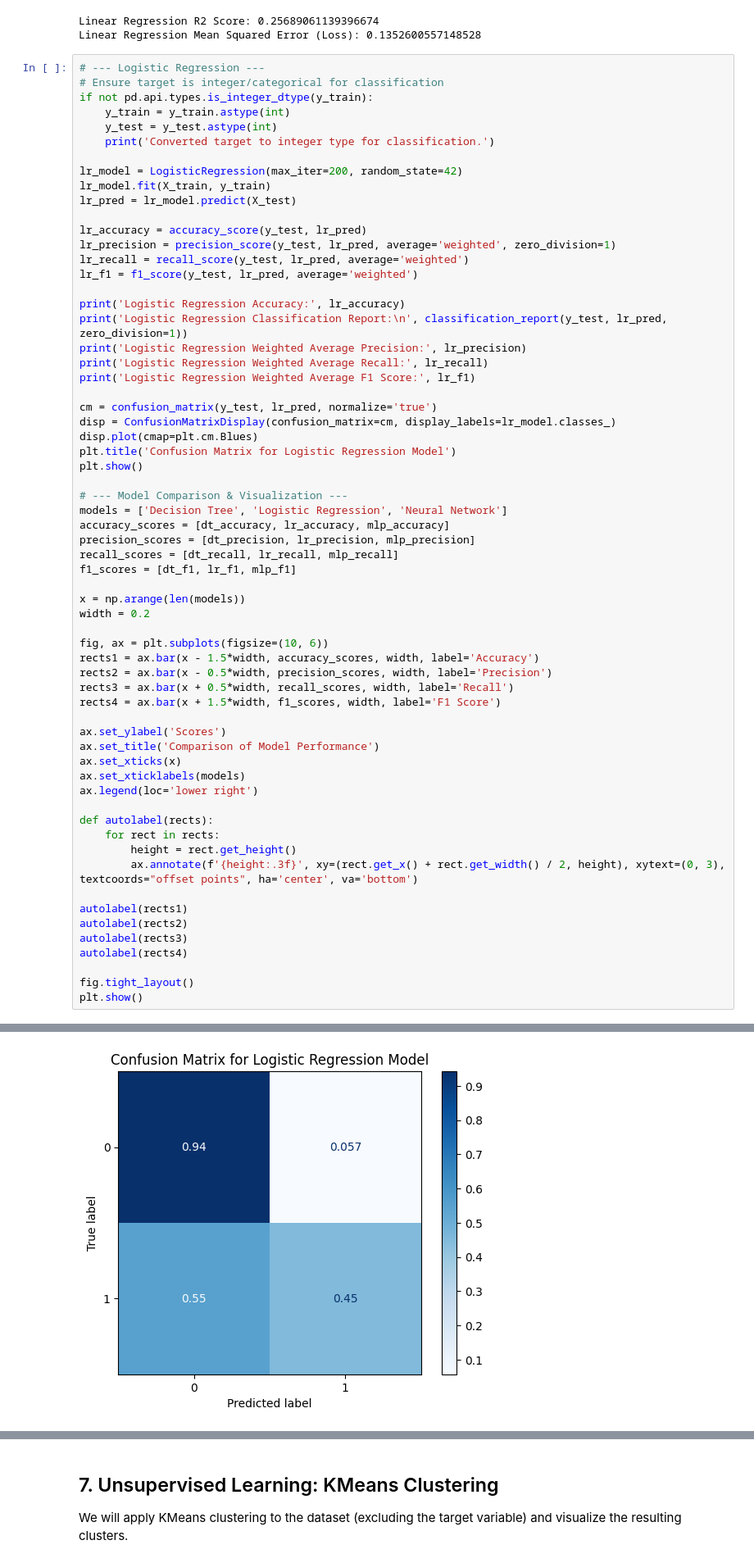
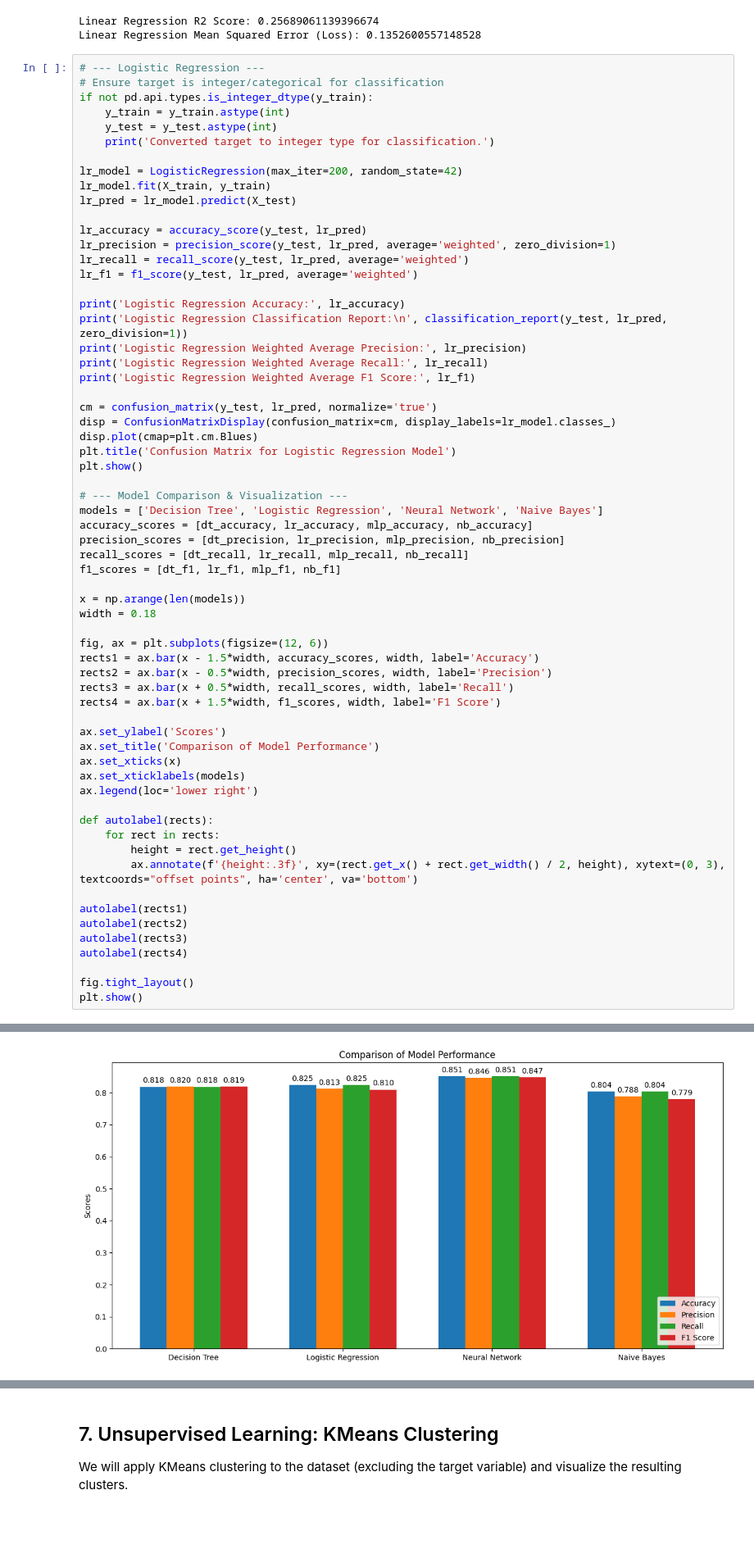
Before and after one commit to uzicodes/Adult_Income_ML_Predictor, a Jupyter notebook: adult_income.ipynb, the cells around one changed output, grey strips where cells are left out. Shown at 82% size. Saved outputs shown, nothing was run; the diff lists cells and outputs as text; blank space fills up the shorter version.

Commit message:
added naive bayes

```diff
--- a/adult_income.ipynb
+++ b/adult_income.ipynb
@@ -425,16 +425,16 @@ plt.title('Confusion Matrix for Logistic Regression Model')
 plt.show()
 
 # --- Model Comparison & Visualization ---
-models = ['Decision Tree', 'Logistic Regression', 'Neural Network']
-accuracy_scores = [dt_accuracy, lr_accuracy, mlp_accuracy]
-precision_scores = [dt_precision, lr_precision, mlp_precision]
-recall_scores = [dt_recall, lr_recall, mlp_recall]
-f1_scores = [dt_f1, lr_f1, mlp_f1]
+models = ['Decision Tree', 'Logistic Regression', 'Neural Network', 'Naive Bayes']
+accuracy_scores = [dt_accuracy, lr_accuracy, mlp_accuracy, nb_accuracy]
+precision_scores = [dt_precision, lr_precision, mlp_precision, nb_precision]
+recall_scores = [dt_recall, lr_recall, mlp_recall, nb_recall]
+f1_scores = [dt_f1, lr_f1, mlp_f1, nb_f1]
 
 x = np.arange(len(models))
-width = 0.2
+width = 0.18
 
-fig, ax = plt.subplots(figsize=(10, 6))
+fig, ax = plt.subplots(figsize=(12, 6))
 rects1 = ax.bar(x - 1.5*width, accuracy_scores, width, label='Accuracy')
 rects2 = ax.bar(x - 0.5*width, precision_scores, width, label='Precision')
 rects3 = ax.bar(x + 0.5*width, recall_scores, width, label='Recall')
@@ -491 +477 @@ Logistic Regression Weighted Average F1 Score: 0.8097836721769982
-[figure, old version]
+[figure, new version]
```
Also changed, not shown: parts of 2 cells of this notebook, 2 other files.
